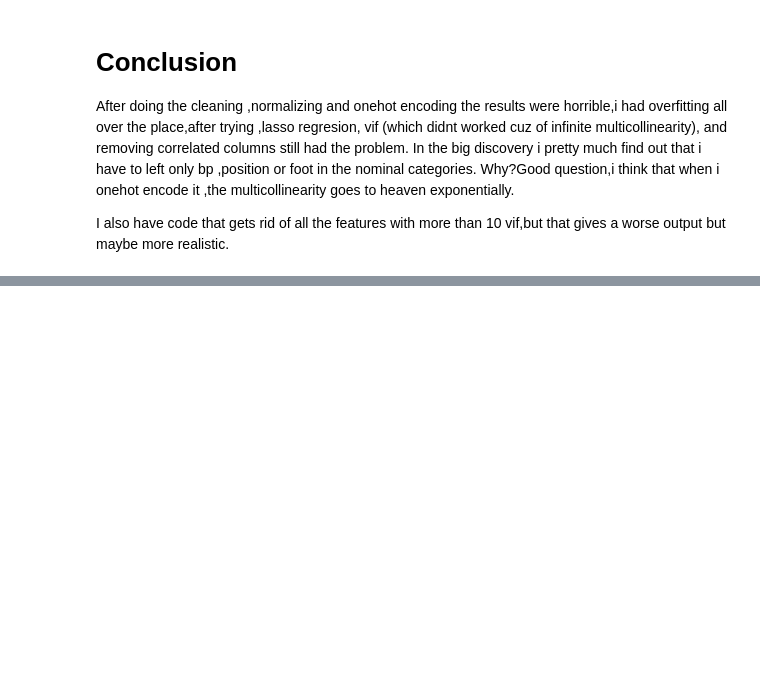
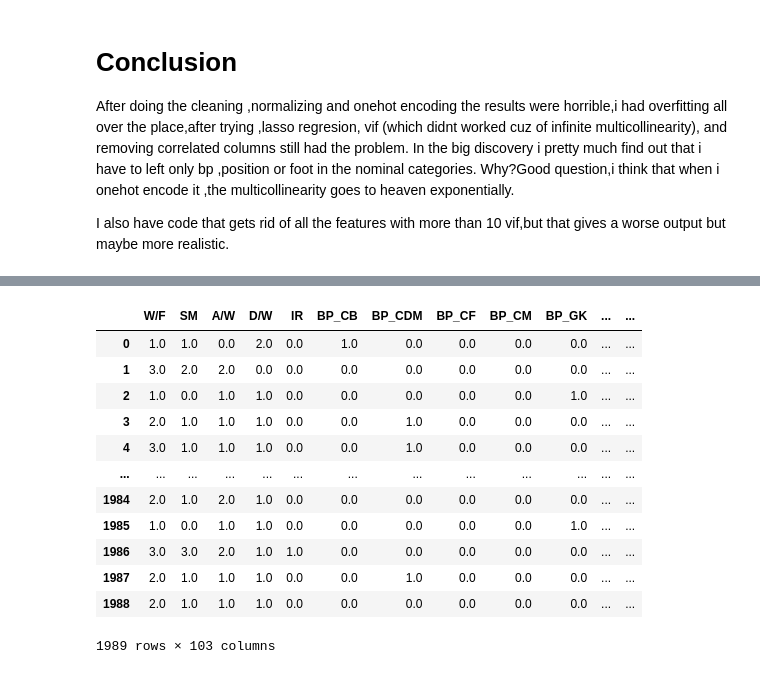
Before and after one commit to Alpha1294/FIFA, a Jupyter notebook: fifa_project.ipynb, the cells around one changed output, grey strips where cells are left out. Drawn from its saved outputs; the diff is of its cells as text; code cells hidden in the pictures; blank space fills up the shorter version.

```diff
--- a/fifa_project.ipynb
+++ b/fifa_project.ipynb
@@ -659,0 +759,6 @@ I also have code that gets rid of all the features with more than 10 vif,but tha
+# %%
+# Normalizing data with MinMaxScaler
+x_normalized_validate = transformer.transform(X_num_validate)
+print(x_normalized_validate.shape)
+normalized_df_validate = pd.DataFrame(x_normalized_validate, columns = X_num_validate.columns)
+normalized_df_validate
@@ -659,0 +815,37 @@ I also have code that gets rid of all the features with more than 10 vif,but tha
+# %%
+#encode ordinal data
+#we should make sure that we have the order that we want
+wf_mapping_validate = ['1 ★', '2 ★', '3 ★', '4 ★', '5 ★']
+sm_mapping_validate = ['1★', '2★', '3★', '4★', '5★']
+ir_mapping_validate = ['1 ★', '2 ★', '3 ★', '4 ★', '5 ★']
+aw_mapping_validate = ['Low', 'Medium', 'High']
+dw_mapping_validate = ['Low', 'Medium', 'High']
+
+# Combine the mappings into a list
+mappings_validate = [wf_mapping_validate, sm_mapping_validate, aw_mapping_validate, dw_mapping_validate, ir_mapping_validate]
+
+# Create the encoder
+encoder_validate = OrdinalEncoder(categories=mappings_validate)
+
+# Fit and transform the data
+df_ordinal_encoded_validate = encoder_validate.fit_transform(df_validate[['W/F', 'SM', 'A/W', 'D/W', 'IR']])
+
+# Convert the result back to a DataFrame
+df_ordinal_encoded_validate = pd.DataFrame(df_ordinal_encoded_validate, columns=['W/F', 'SM', 'A/W', 'D/W', 'IR'])
+# %%
+X_validate = pd.concat([df_ordinal_encoded_validate,encoded_nominal_df_validate,normalized_df_validate], axis=1)
+X_validate
+# %% [output]
+|  | W/F | SM | A/W | D/W | IR | BP_CB | BP_CDM | BP_CF | BP_CM | BP_GK | ... | ... |
+| 0 | 1.0 | 1.0 | 0.0 | 2.0 | 0.0 | 1.0 | 0.0 | 0.0 | 0.0 | 0.0 | ... | ... |
+| 1 | 3.0 | 2.0 | 2.0 | 0.0 | 0.0 | 0.0 | 0.0 | 0.0 | 0.0 | 0.0 | ... | ... |
+| 2 | 1.0 | 0.0 | 1.0 | 1.0 | 0.0 | 0.0 | 0.0 | 0.0 | 0.0 | 1.0 | ... | ... |
+| 3 | 2.0 | 1.0 | 1.0 | 1.0 | 0.0 | 0.0 | 1.0 | 0.0 | 0.0 | 0.0 | ... | ... |
+| 4 | 3.0 | 1.0 | 1.0 | 1.0 | 0.0 | 0.0 | 1.0 | 0.0 | 0.0 | 0.0 | ... | ... |
+| ... | ... | ... | ... | ... | ... | ... | ... | ... | ... | ... | ... | ... |
+| 1984 | 2.0 | 1.0 | 2.0 | 1.0 | 0.0 | 0.0 | 0.0 | 0.0 | 0.0 | 0.0 | ... | ... |
+| 1985 | 1.0 | 0.0 | 1.0 | 1.0 | 0.0 | 0.0 | 0.0 | 0.0 | 0.0 | 1.0 | ... | ... |
+| 1986 | 3.0 | 3.0 | 2.0 | 1.0 | 1.0 | 0.0 | 0.0 | 0.0 | 0.0 | 0.0 | ... | ... |
+| 1987 | 2.0 | 1.0 | 1.0 | 1.0 | 0.0 | 0.0 | 1.0 | 0.0 | 0.0 | 0.0 | ... | ... |
+| 1988 | 2.0 | 1.0 | 1.0 | 1.0 | 0.0 | 0.0 | 0.0 | 0.0 | 0.0 | 0.0 | ... | ... |
+1989 rows × 103 columns
```
Also changed, not shown: parts of 33 cells of this notebook, 1 other file.
